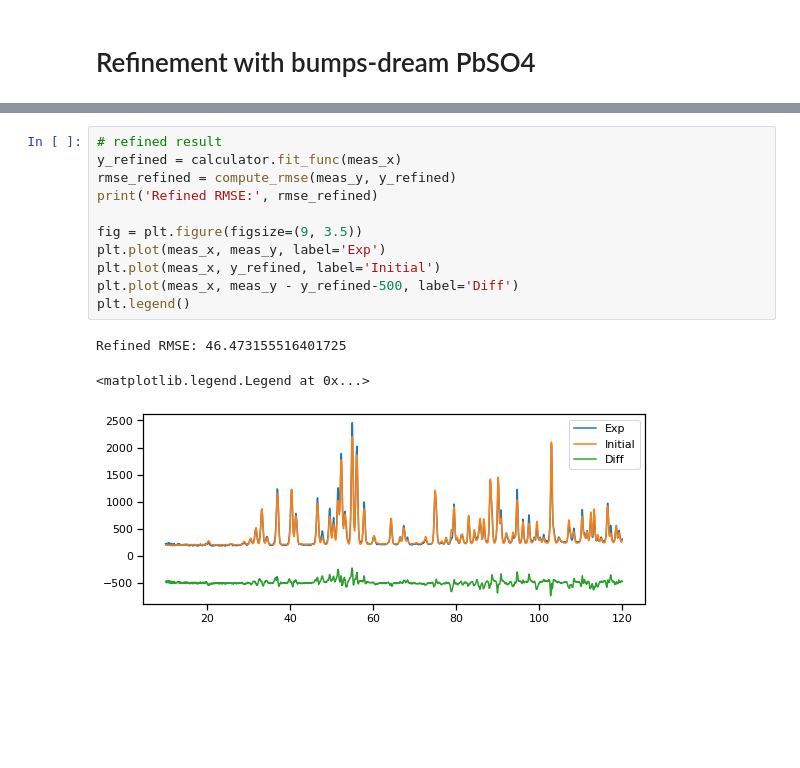
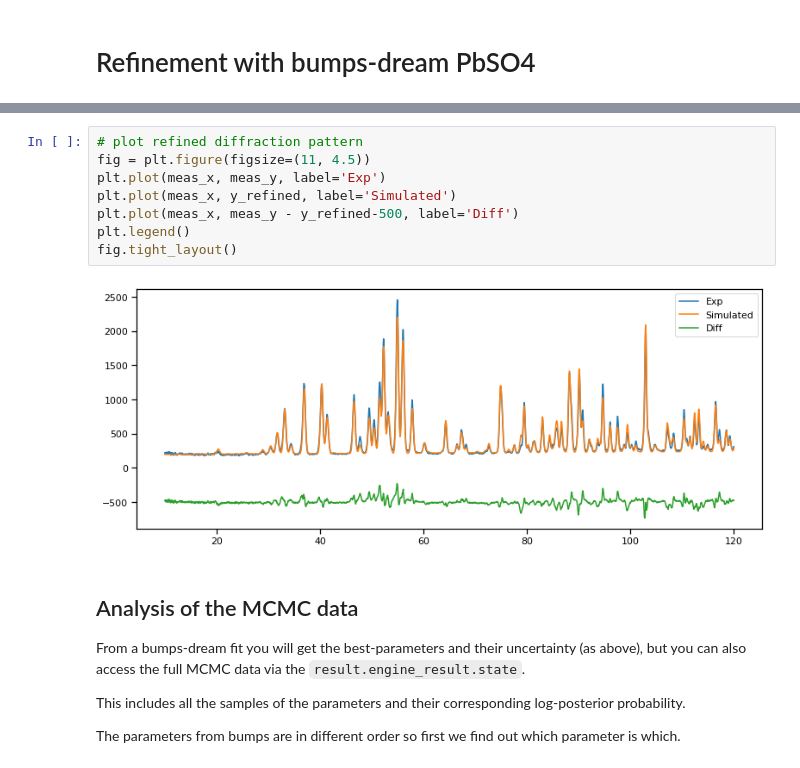
Before and after one commit to EasyScience/EasyDiffractionLibDocs, a Jupyter notebook: content/tutorials/advanced/refinement_bumps_dream.ipynb, the cells around one changed output, grey strips where cells are left out. Saved outputs shown, nothing was run; the diff lists cells and outputs as text; blank space fills up the shorter version.

```diff
--- a/content/tutorials/advanced/refinement_bumps_dream.ipynb
+++ b/content/tutorials/advanced/refinement_bumps_dream.ipynb
@@ -157,15 +187,17 @@ print_parameters(job)
 # %%
-# refined result
-y_refined = calculator.fit_func(meas_x)
-rmse_refined = compute_rmse(meas_y, y_refined)
-print('Refined RMSE:', rmse_refined)
-
-fig = plt.figure(figsize=(9, 3.5))
+# plot refined diffraction pattern
+fig = plt.figure(figsize=(11, 4.5))
 plt.plot(meas_x, meas_y, label='Exp')
-plt.plot(meas_x, y_refined, label='Initial')
+plt.plot(meas_x, y_refined, label='Simulated')
 plt.plot(meas_x, meas_y - y_refined-500, label='Diff')
 plt.legend()
+fig.tight_layout()
 # %% [output]
-Refined RMSE: 46.473155516401725
-<matplotlib.legend.Legend at 0x...>
-[figure, old version]
+[figure, new version]
+# %% [markdown]
+## Analysis of the MCMC data
+From a bumps-dream fit you will get the best-parameters and their uncertainty (as above), but you can also access the full MCMC data via the `result.engine_result.state`.
+
+This includes all the samples of the parameters and their corresponding log-posterior probability.
+
+The parameters from bumps are in different order so first we find out which parameter is which.
```
Also changed, not shown: parts of 26 cells of this notebook.
